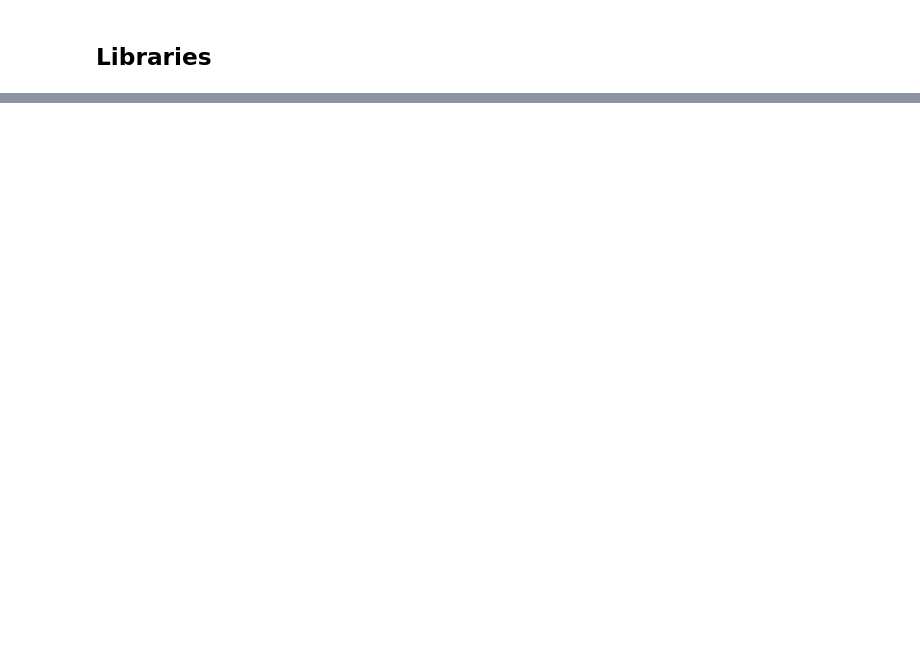
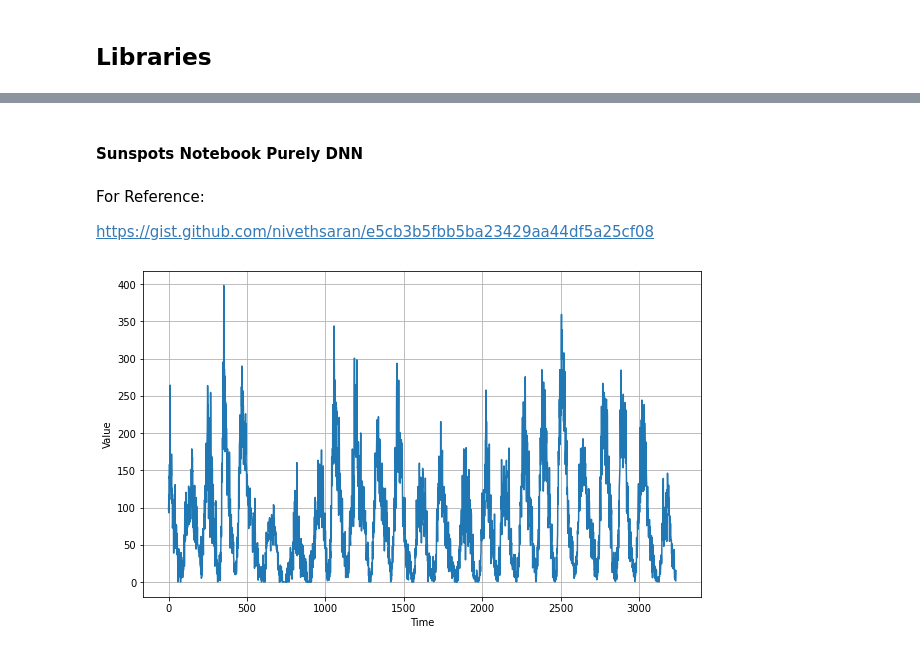
Before and after one commit to nivethsaran/PythonForDataScience, a Jupyter notebook: TensorFlow_in_Practice_Specialization_Notes.ipynb, the cells around one changed output, grey strips where cells are left out. Drawn from its saved outputs; the diff is of its cells as text; code cells hidden in the pictures; blank space fills up the shorter version.

```diff
--- a/TensorFlow_in_Practice_Specialization_Notes.ipynb
+++ b/TensorFlow_in_Practice_Specialization_Notes.ipynb
@@ -194,0 +566,6 @@ print(sequences)
+# %%
+def plot_series(time, series, format="-", start=0, end=None):
+    plt.plot(time[start:end], series[start:end], format)
+    plt.xlabel("Time")
+    plt.ylabel("Value")
+    plt.grid(True)
@@ -194,0 +576,29 @@ print(sequences)
+# %%
+import csv
+time_step = []
+sunspots = []
+
+with open('/tmp/Sunspots.csv') as csvfile:
+  reader = csv.reader(csvfile, delimiter=',')
+  next(reader)
+  for row in reader:
+    sunspots.append(float(row[2]))
+    time_step.append(int(row[0]))
+
+series = np.array(sunspots)
+time = np.array(time_step)
+plt.figure(figsize=(10, 6))
+plot_series(time, series)
+# %% [markdown]
+#### Sunspots Notebook Purely DNN
+# %% [markdown]
+For Reference:
+
+https://gist.github.com/nivethsaran/e5cb3b5fbb5ba23429aa44df5a25cf08
+# %%
+series = np.array(sunspots)
+time = np.array(time_step)
+plt.figure(figsize=(10, 6))
+plot_series(time, series)
+# %% [output]
+[figure, added]
```
Also changed, not shown: parts of 113 cells of this notebook.
